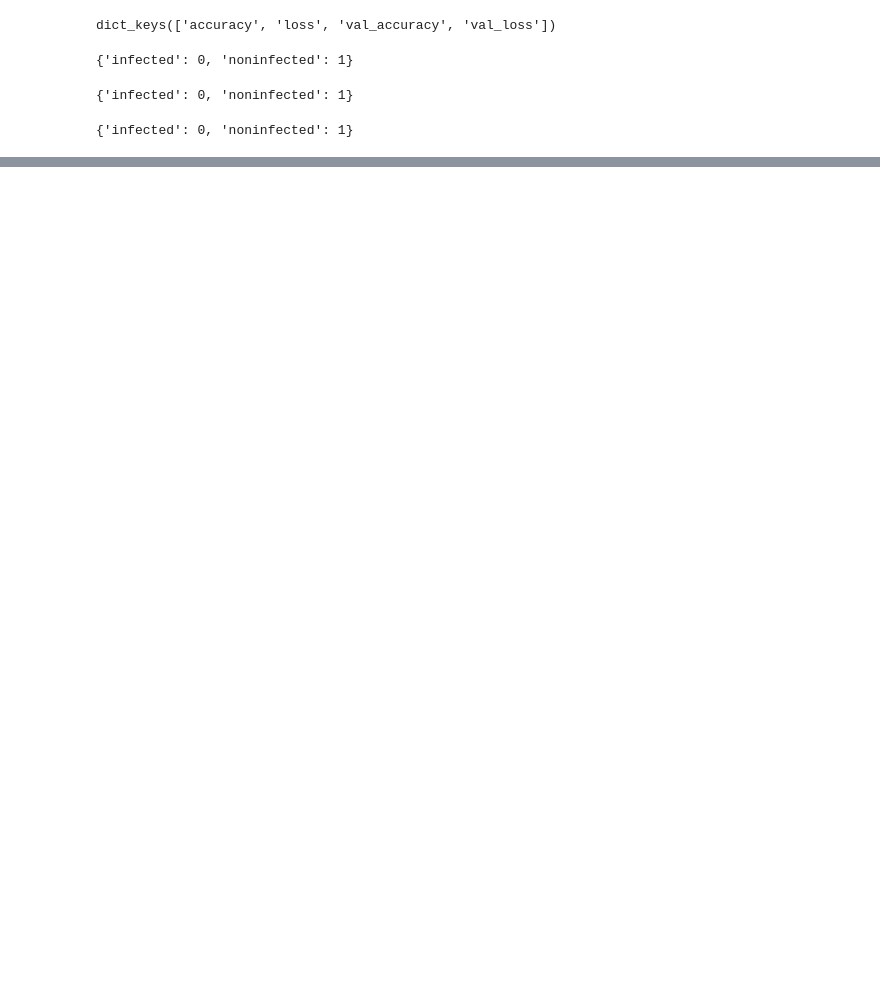
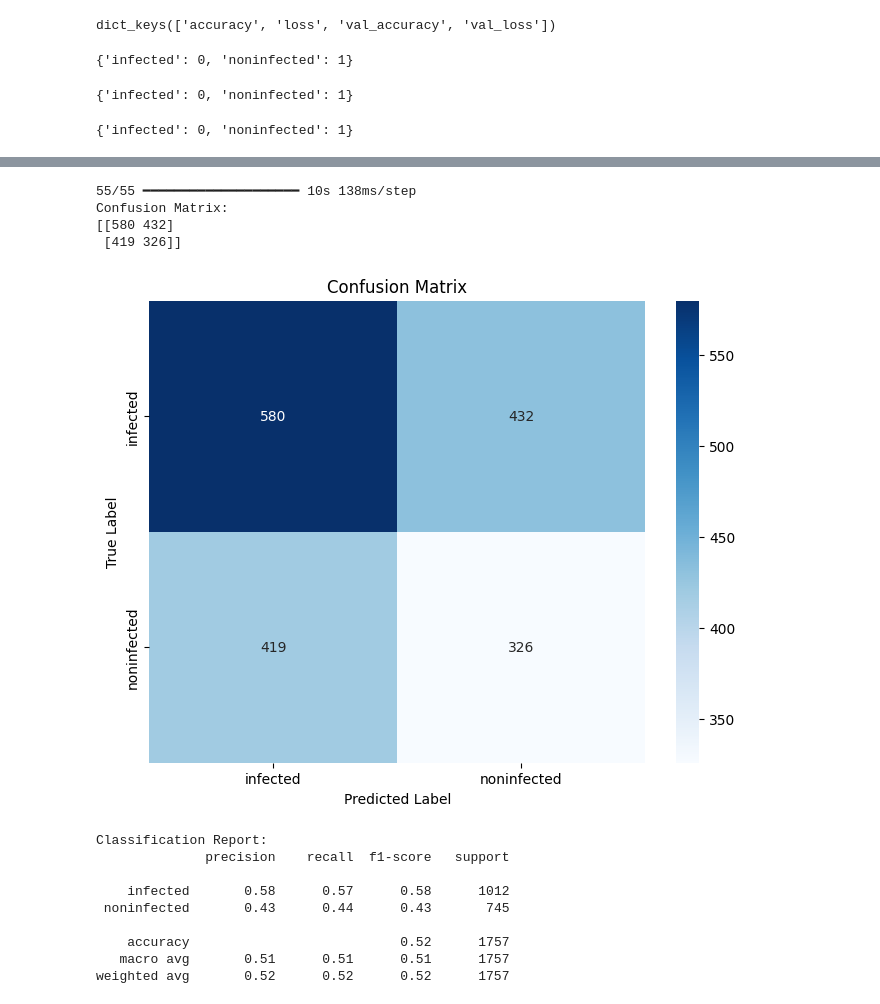
Before and after one commit to Hirakhan15/PCOs, a Jupyter notebook: PCOs(MobileNet).ipynb, the cells around one changed output, grey strips where cells are left out. Drawn from its saved outputs; the diff is of its cells as text; code cells hidden in the pictures; blank space fills up the shorter version.

```diff
--- a/PCOs(MobileNet).ipynb
+++ b/PCOs(MobileNet).ipynb
@@ -267,0 +288,60 @@ Not Affected
+# %%
+import numpy as np
+from sklearn.metrics import confusion_matrix, classification_report
+import matplotlib.pyplot as plt
+import seaborn as sns
+
+# Assuming model is your trained Keras model and test_data is your Keras DirectoryIterator
+
+# Collect predictions and true labels from the Keras model and test_data
+all_preds = model.predict(test_data)
+all_labels = test_data.classes
+
+# Get the class indices for proper mapping
+class_indices = test_data.class_indices
+# Reverse the dictionary to map integer labels back to class names
+class_names = dict((v,k) for k,v in class_indices.items())
+
+# Convert predictions to binary (0 or 1)
+# Assuming sigmoid activation for binary classification (as used in your model)
+predicted_classes = (all_preds > 0.5).astype(int).flatten()
+
+# Ensure the true labels are also flattened if they are not already
+true_classes = all_labels # test_data.classes is already a 1D array
+
+# Using scikit-learn for Confusion Matrix
+cm = confusion_matrix(true_classes, predicted_classes)
+print("Confusion Matrix:")
+print(cm)
+
+# Plotting the Confusion Matrix
+plt.figure(figsize=(8, 6))
+sns.heatmap(cm, annot=True, fmt='d', cmap='Blues',
+            xticklabels=list(class_names.values()),
+            yticklabels=list(class_names.values()))
+plt.xlabel('Predicted Label')
+plt.ylabel('True Label')
+plt.title('Confusion Matrix')
+plt.show()
+
+# Classification Report
+print("\nClassification Report:")
+print(classification_report(true_classes, predicted_classes, target_names=list(class_names.values())))
+
+# Optionally, save to CSV
+np.savetxt('confusion_matrix.csv', cm, delimiter=',', fmt='%d')
+# %% [output]
+55/55 ━━━━━━━━━━━━━━━━━━━━ 10s 138ms/step
+Confusion Matrix:
+[[580 432]
+ [419 326]]
+[figure, added]
+Classification Report:
+              precision    recall  f1-score   support
+
+    infected       0.58      0.57      0.58      1012
+ noninfected       0.43      0.44      0.43       745
+
+    accuracy                           0.52      1757
+   macro avg       0.51      0.51      0.51      1757
+weighted avg       0.52      0.52      0.52      1757
```
Also changed, not shown: parts of 13 cells of this notebook.
